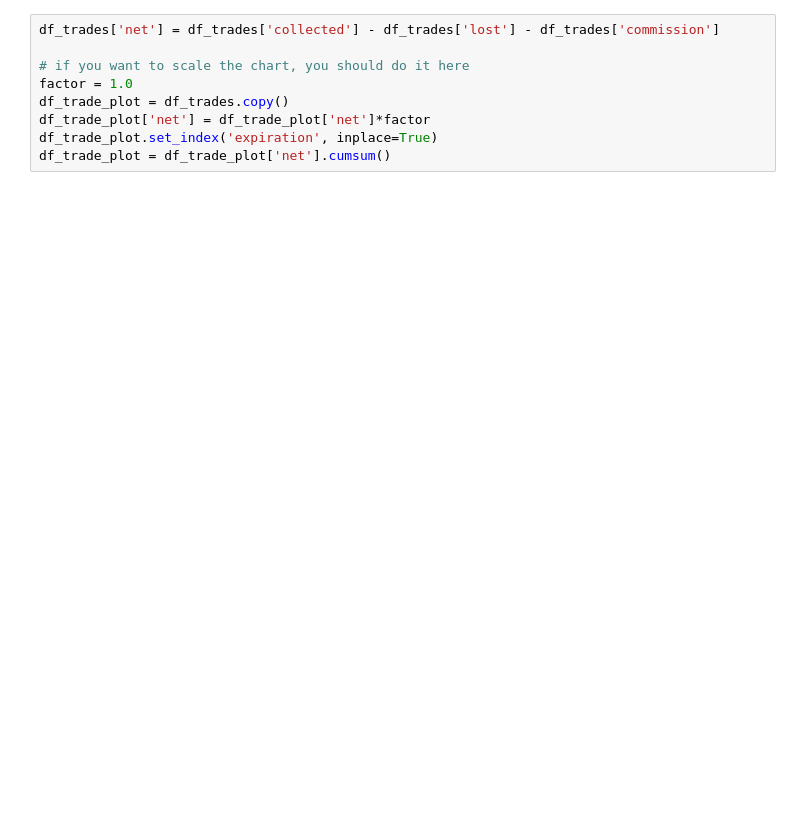
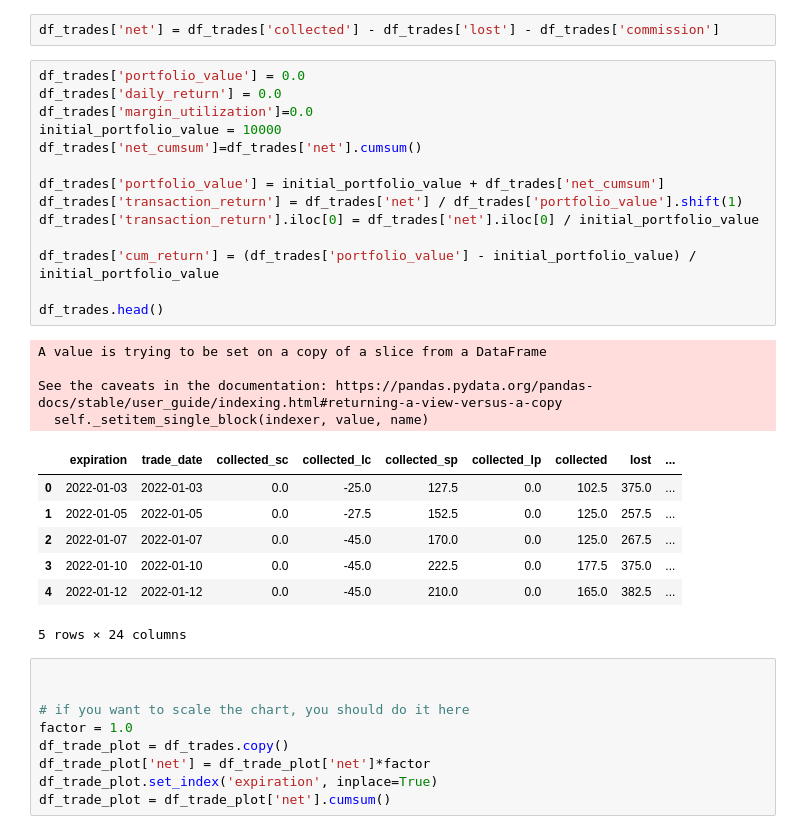
Before and after one commit to jcurtiswebb/SPXoptions-put-backtesting, a Jupyter notebook: spx-option-spread-backtester.ipynb, the cells around one changed output. Saved outputs shown, nothing was run; the diff lists cells and outputs as text; blank space fills up the shorter version.

```diff
--- a/spx-option-spread-backtester.ipynb
+++ b/spx-option-spread-backtester.ipynb
@@ -174,5 +222,33 @@ processed 16:00:00
+# %%
+df_trades['net'] = df_trades['collected'] - df_trades['lost'] - df_trades['commission']
+# %%
+df_trades['portfolio_value'] = 0.0
+df_trades['daily_return'] = 0.0
+df_trades['margin_utilization']=0.0
+initial_portfolio_value = 10000
+df_trades['net_cumsum']=df_trades['net'].cumsum()
+
+df_trades['portfolio_value'] = initial_portfolio_value + df_trades['net_cumsum']
+df_trades['transaction_return'] = df_trades['net'] / df_trades['portfolio_value'].shift(1)
+df_trades['transaction_return'].iloc[0] = df_trades['net'].iloc[0] / initial_portfolio_value
+
+df_trades['cum_return'] = (df_trades['portfolio_value'] - initial_portfolio_value) / initial_portfolio_value
+
+df_trades.head()
+# %% [output]
+A value is trying to be set on a copy of a slice from a DataFrame
+
+See the caveats in the documentation: https://pandas.pydata.org/pandas-docs/stable/user_guide/indexing.html#returning-a-view-versus-a-copy
+  self._setitem_single_block(indexer, value, name)
+|  | expiration | trade_date | collected_sc | collected_lc | collected_sp | collected_lp | collected | lost | ... |
+| 0 | 2022-01-03 | 2022-01-03 | 0.0 | -25.0 | 127.5 | 0.0 | 102.5 | 375.0 | ... |
+| 1 | 2022-01-05 | 2022-01-05 | 0.0 | -27.5 | 152.5 | 0.0 | 125.0 | 257.5 | ... |
+| 2 | 2022-01-07 | 2022-01-07 | 0.0 | -45.0 | 170.0 | 0.0 | 125.0 | 267.5 | ... |
+| 3 | 2022-01-10 | 2022-01-10 | 0.0 | -45.0 | 222.5 | 0.0 | 177.5 | 375.0 | ... |
+| 4 | 2022-01-12 | 2022-01-12 | 0.0 | -45.0 | 210.0 | 0.0 | 165.0 | 382.5 | ... |
+5 rows × 24 columns
 # %%
-df_trades['net'] = df_trades['collected'] - df_trades['lost'] - df_trades['commission']
+
 
 # if you want to scale the chart, you should do it here
 factor = 1.0
```
Also changed, not shown: parts of 9 cells of this notebook.
